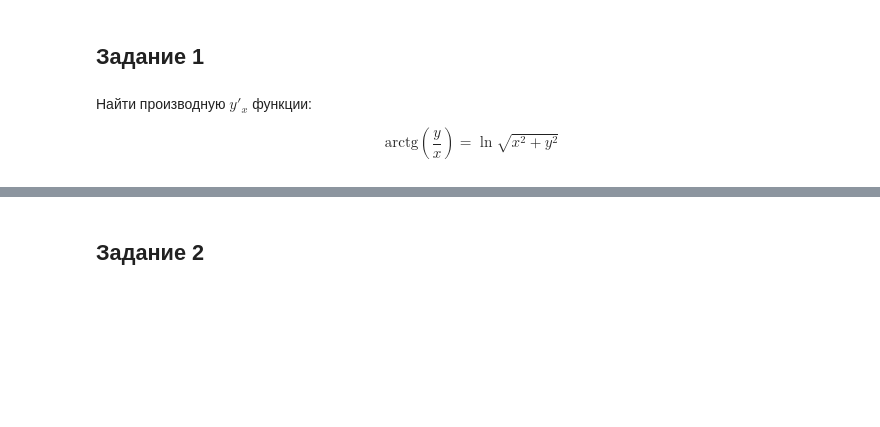
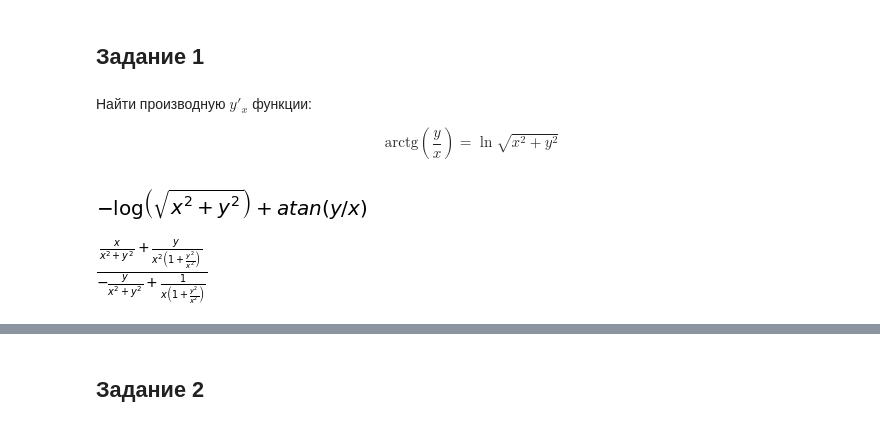
Before and after one commit to vit050587/Mathematical-analysis, a Jupyter notebook: Homework.ipynb, the cells around one changed output, grey strips where cells are left out. Saved outputs shown, nothing was run; the diff lists cells and outputs as text; code cells hidden in the pictures; blank space fills up the shorter version.

```diff
--- a/Homework.ipynb
+++ b/Homework.ipynb
@@ -455,3 +419,13 @@ print(y2)
 Найти производную $y'_{x}$ функции:
 
 $$\mbox{arctg}(\frac{y}{x})=\ln \sqrt{x^2+y^2}$$
+# %%
+x,y=symbols('x y')
+f = atan(y / x) - ln(sqrt(x**2 + y**2))
+f
+# %% [output]
+[figure, added]
+# %%
+-diff(f, x) / diff(f, y)
+# %% [output]
+[figure, added]
```
Also changed, not shown: parts of 20 cells of this notebook.
